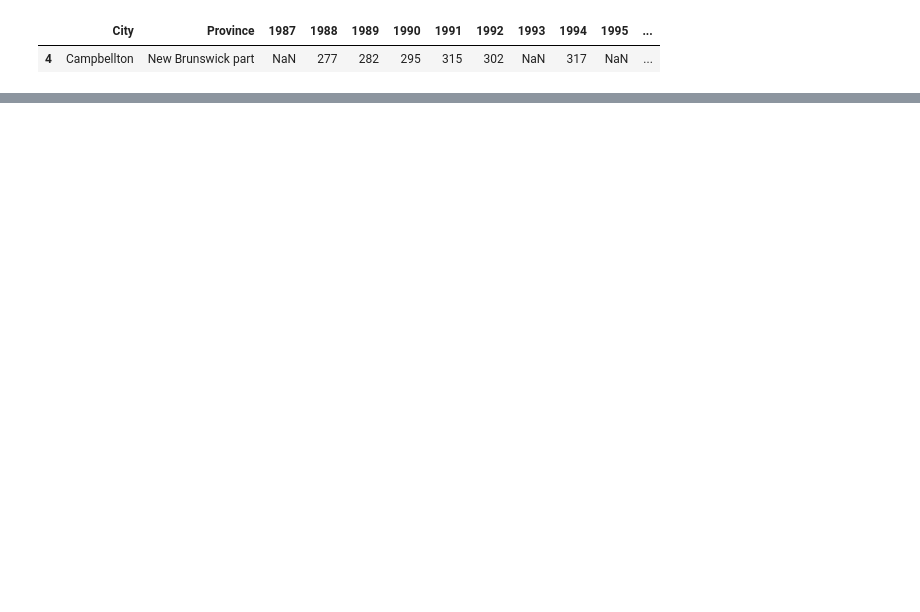
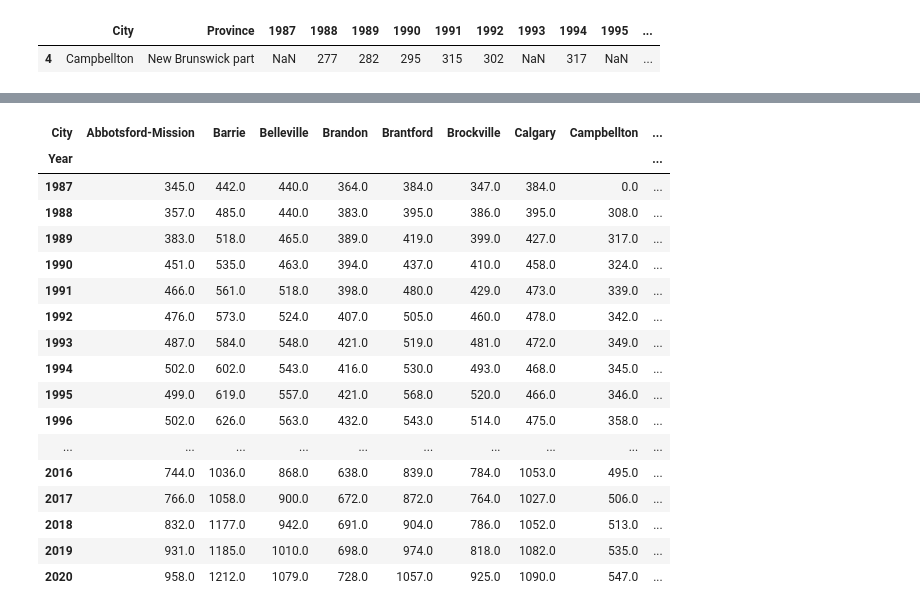
Before and after one commit to dpai/Python_viz_practice_notebooks, a Jupyter notebook: canada-rental-prices-visualization.ipynb, the cells around one changed output, grey strips where cells are left out. Saved outputs shown, nothing was run; the diff lists cells and outputs as text; code cells hidden in the pictures; blank space fills up the shorter version.

```diff
--- a/canada-rental-prices-visualization.ipynb
+++ b/canada-rental-prices-visualization.ipynb
@@ -305,0 +331,23 @@ df_bachelor.query('City=="Campbellton"')
+# %%
+one_bed_df = combined_df.loc[:, ['City', 'Year', 'One_Bed']]
+one_bed_df = one_bed_df.pivot(index='Year', columns='City', values='One_Bed')
+one_bed_df
+# %% [output]
+| City | Abbotsford-Mission | Barrie | Belleville | Brandon | Brantford | Brockville | Calgary | Campbellton | ... |
+| Year |  |  |  |  |  |  |  |  | ... |
+| 1987 | 345.0 | 442.0 | 440.0 | 364.0 | 384.0 | 347.0 | 384.0 | 0.0 | ... |
+| 1988 | 357.0 | 485.0 | 440.0 | 383.0 | 395.0 | 386.0 | 395.0 | 308.0 | ... |
+| 1989 | 383.0 | 518.0 | 465.0 | 389.0 | 419.0 | 399.0 | 427.0 | 317.0 | ... |
+| 1990 | 451.0 | 535.0 | 463.0 | 394.0 | 437.0 | 410.0 | 458.0 | 324.0 | ... |
+| 1991 | 466.0 | 561.0 | 518.0 | 398.0 | 480.0 | 429.0 | 473.0 | 339.0 | ... |
+| 1992 | 476.0 | 573.0 | 524.0 | 407.0 | 505.0 | 460.0 | 478.0 | 342.0 | ... |
+| 1993 | 487.0 | 584.0 | 548.0 | 421.0 | 519.0 | 481.0 | 472.0 | 349.0 | ... |
+| 1994 | 502.0 | 602.0 | 543.0 | 416.0 | 530.0 | 493.0 | 468.0 | 345.0 | ... |
+| 1995 | 499.0 | 619.0 | 557.0 | 421.0 | 568.0 | 520.0 | 466.0 | 346.0 | ... |
+| 1996 | 502.0 | 626.0 | 563.0 | 432.0 | 543.0 | 514.0 | 475.0 | 358.0 | ... |
+| ... | ... | ... | ... | ... | ... | ... | ... | ... | ... |
+| 2016 | 744.0 | 1036.0 | 868.0 | 638.0 | 839.0 | 784.0 | 1053.0 | 495.0 | ... |
+| 2017 | 766.0 | 1058.0 | 900.0 | 672.0 | 872.0 | 764.0 | 1027.0 | 506.0 | ... |
+| 2018 | 832.0 | 1177.0 | 942.0 | 691.0 | 904.0 | 786.0 | 1052.0 | 513.0 | ... |
+| 2019 | 931.0 | 1185.0 | 1010.0 | 698.0 | 974.0 | 818.0 | 1082.0 | 535.0 | ... |
+| 2020 | 958.0 | 1212.0 | 1079.0 | 728.0 | 1057.0 | 925.0 | 1090.0 | 547.0 | ... |
```
Also changed, not shown: parts of 9 cells of this notebook.
